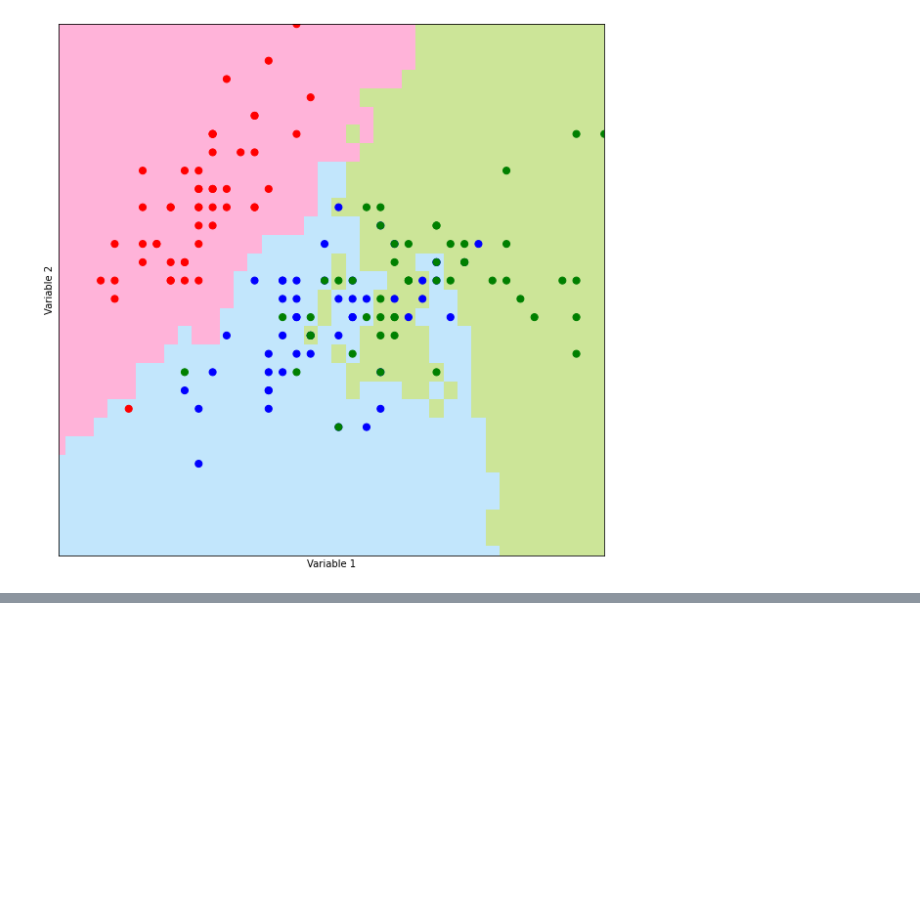
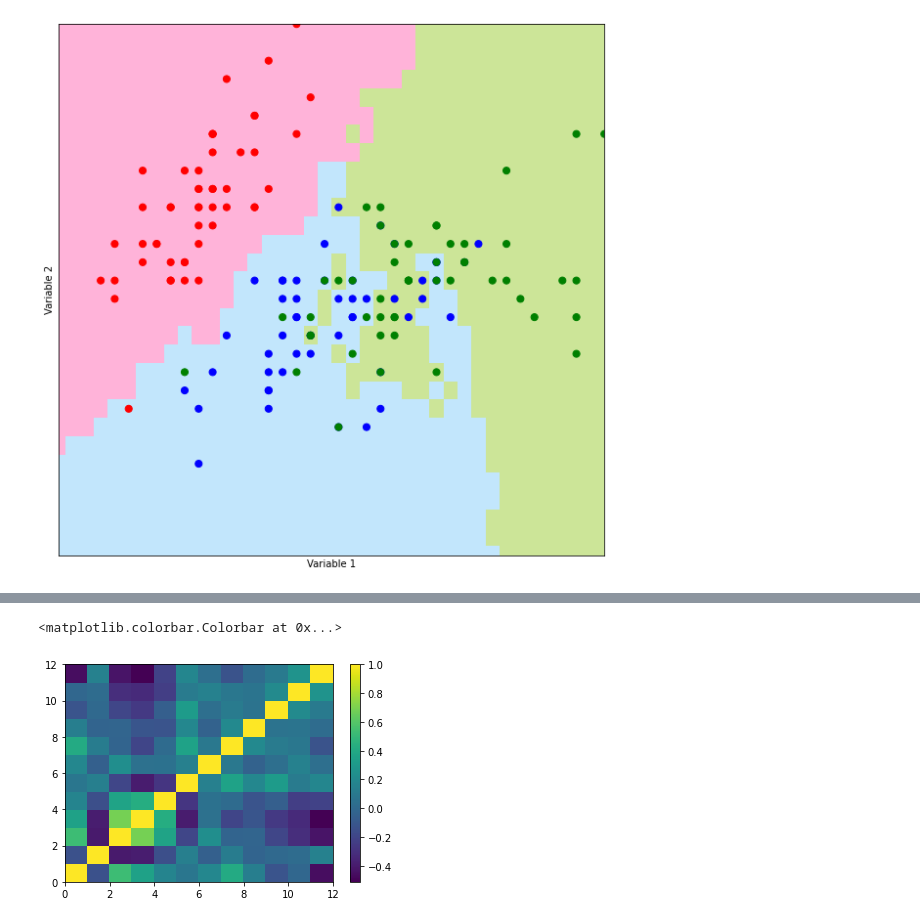
Before and after one commit to samuelatuma1/PythonForRx, a Jupyter notebook: case_studies.ipynb, the cells around one changed output, grey strips where cells are left out. Cells and saved outputs as stored; diff of their text form; code cells hidden in the pictures; blank space fills up the shorter version.

```diff
--- a/case_studies.ipynb
+++ b/case_studies.ipynb
@@ -680,0 +856,3 @@ plot_prediction_grid(x_points, y_points, prediction_grid)
+# %%
+whiskies = pd.read_csv("whiskies.txt")
+regions = pd.read_csv("regions.txt")
@@ -680,0 +877,3 @@ plot_prediction_grid(x_points, y_points, prediction_grid)
+# %%
+# We would like to concaenate whiskies and regions
+whiskies["region"] = regions
@@ -680,0 +951,3 @@ plot_prediction_grid(x_points, y_points, prediction_grid)
+# %%
+flavours = whiskies.iloc[ : , 2: 14]
+import matplotlib.pyplot as plt
@@ -680,0 +971,8 @@ plot_prediction_grid(x_points, y_points, prediction_grid)
+# %%
+flavour_corr = pd.DataFrame.corr(flavours)
+
+plt.pcolor(flavour_corr)
+plt.colorbar()
+# %% [output]
+<matplotlib.colorbar.Colorbar at 0x...>
+[figure, added]
```
Also changed, not shown: parts of 22 cells of this notebook, 1 other file.
